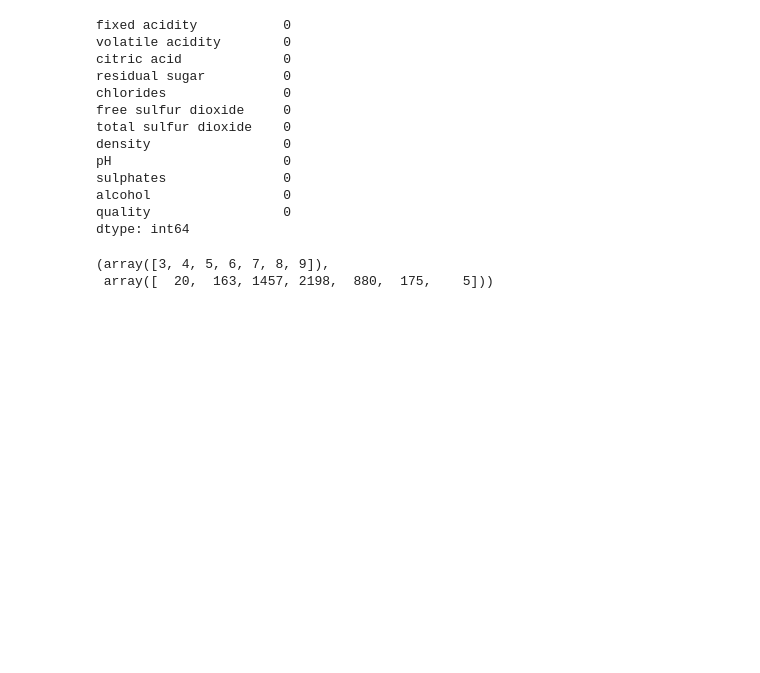
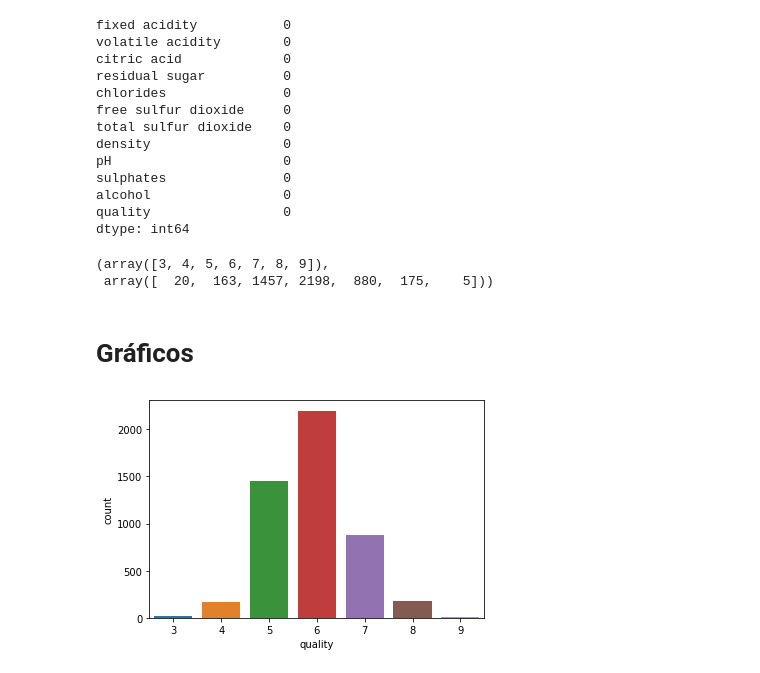
Before and after one commit to LeandroMartins0/base_wine, a Jupyter notebook: base_wine.ipynb, the cells around one changed output. Saved outputs shown, nothing was run; the diff lists cells and outputs as text; code cells hidden in the pictures; blank space fills up the shorter version.

```diff
--- a/base_wine.ipynb
+++ b/base_wine.ipynb
@@ -90,3 +90,9 @@ np.unique(base_wine['quality'], return_counts = True)
 # %% [output]
 (array([3, 4, 5, 6, 7, 8, 9]),
  array([  20,  163, 1457, 2198,  880,  175,    5]))
+# %% [markdown]
+# Gráficos
+# %%
+sns.countplot(x = base_wine['quality']);
+# %% [output]
+[figure, added]
```
Also changed, not shown: parts of 7 cells of this notebook.
